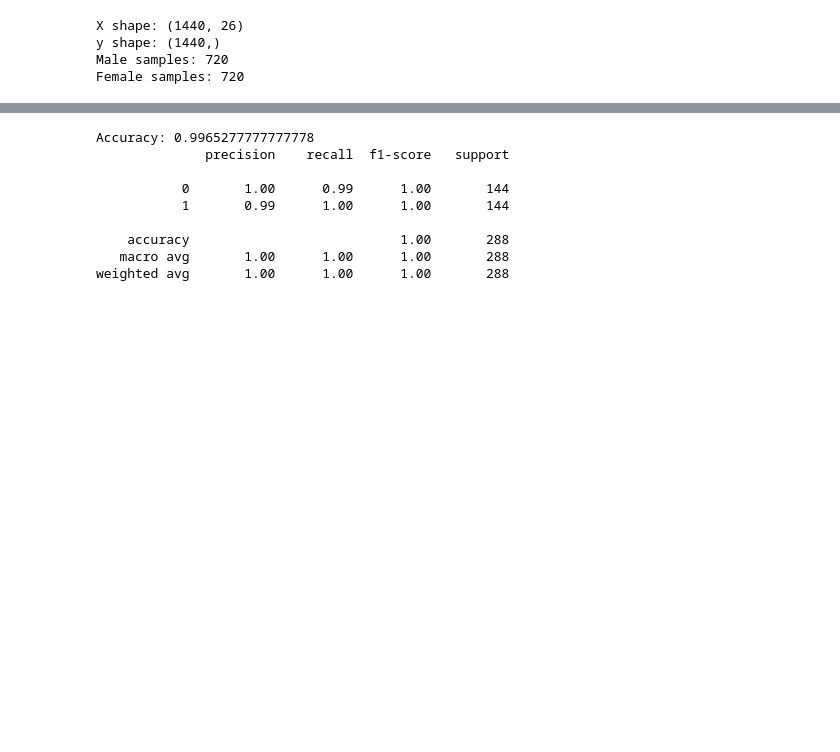
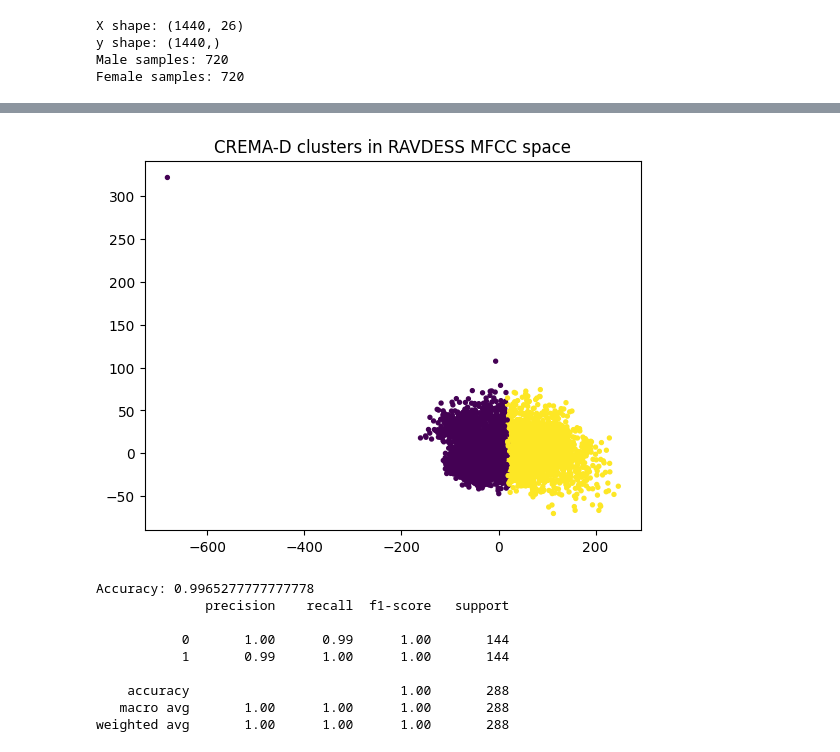
Before and after one commit to SattuSupCodes/SentimentAnalysis_TheoreticalLearning, a Jupyter notebook: diarisation_gender_basis.ipynb, the cells around one changed output, grey strips where cells are left out. Saved outputs shown, nothing was run; the diff lists cells and outputs as text; code cells hidden in the pictures; blank space fills up the shorter version.

```diff
--- a/diarisation_gender_basis.ipynb
+++ b/diarisation_gender_basis.ipynb
@@ -85,3 +87,5 @@ for actor in os.listdir(base_path):
 
             X.append(features)
             y.append(gender_label)
+# %%
+crema_audio_path = os.path.join(path, "AudioWAV")
@@ -87,0 +94,12 @@ for actor in os.listdir(base_path):
+# %%
+X_crema = []
+files_crema = []
+
+for file in os.listdir(crema_audio_path):
+    if file.endswith(".wav"):
+        fp = os.path.join(crema_audio_path, file)
+        X_crema.append(extract_mfcc(fp))
+        files_crema.append(file)
+
+X_crema = np.array(X_crema)
+print("CREMA features:", X_crema.shape)
@@ -107,3 +127,7 @@ scaler = StandardScaler()
 
 X_train = scaler.fit_transform(X_train)
 X_test = scaler.transform(X_test)
+X_crema_scaled = scaler.transform(X_crema)
+# %%
+kmeans = KMeans(n_clusters=2, random_state=42, n_init=10)
+clusters_crema = kmeans.fit_predict(X_crema_scaled)
@@ -110,3 +166,12 @@ X_test = scaler.transform(X_test)
+# %%
+pca = PCA(n_components=2)
+X_2d = pca.fit_transform(X_crema_scaled)
+
+plt.scatter(X_2d[:,0], X_2d[:,1], c=clusters_crema, s=8)
+plt.title("CREMA-D clusters in RAVDESS MFCC space")
+plt.show()
+# %% [output]
+[figure, added]
 # %%
 model = LogisticRegression(max_iter=1000)
 model.fit(X_train, y_train)
```
Also changed, not shown: parts of 7 cells of this notebook.
